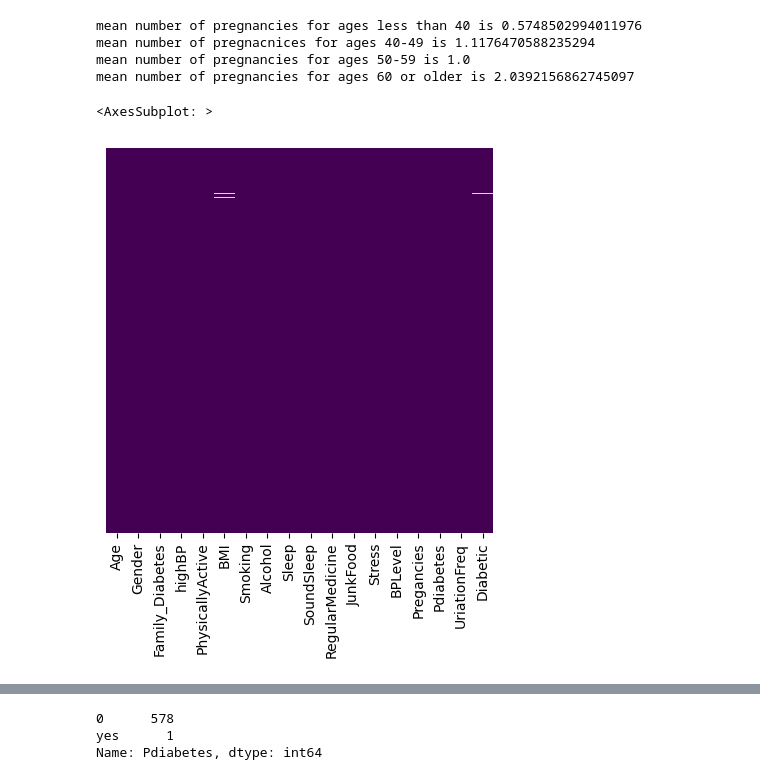
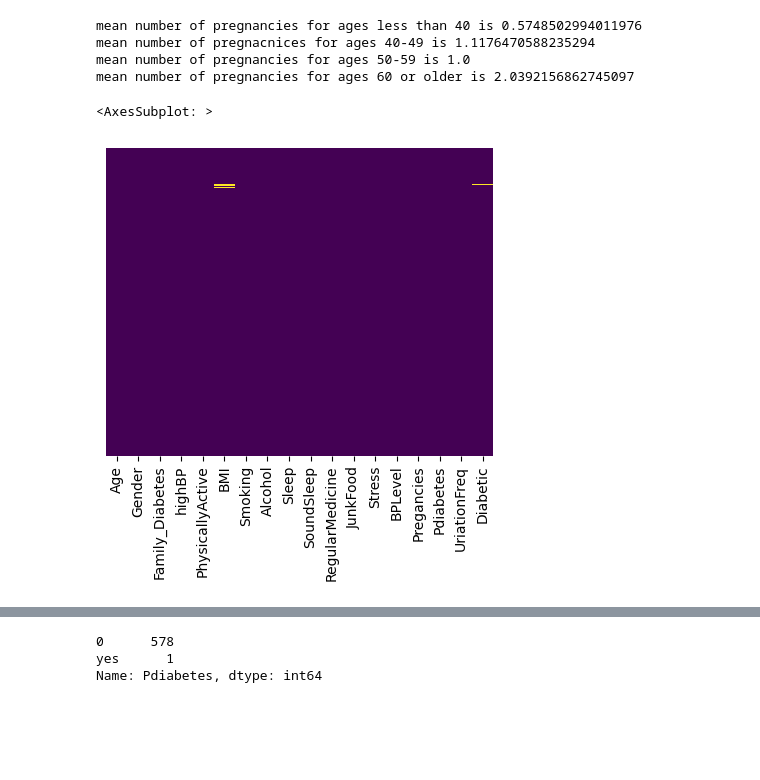
Before and after one commit to SammySuliman/Diabetes-ML-project, a Jupyter notebook: DIABETES ML PROJECT (MASTER FILE).ipynb, the cells around one changed output, grey strips where cells are left out. Cells and saved outputs as stored; diff of their text form; code cells hidden in the pictures; blank space fills up the shorter version.

```diff
--- a/DIABETES ML PROJECT (MASTER FILE).ipynb
+++ b/DIABETES ML PROJECT (MASTER FILE).ipynb
@@ -108,12 +109,12 @@ def impute_pregnancy(df):
 # %%
 diabetes['Pregancies'] = diabetes[['Age','Gender','Pregancies']].apply(impute_pregnancy,axis=1)
 # %%
-plt.figure(figsize=(5,5))
+plt.figure(figsize=(5,4))
 sns.heatmap(diabetes.isnull(), yticklabels=False, cbar=False, cmap='viridis')
 # pregnancy nulls successfully removed
 # %% [output]
 <AxesSubplot: >
-[figure, old version]
+[figure, new version]
 # %%
 # we want to replace categorical data into numeric counterparts so we can do data analysis
 
```
Also changed, not shown: parts of 2 cells of this notebook.
